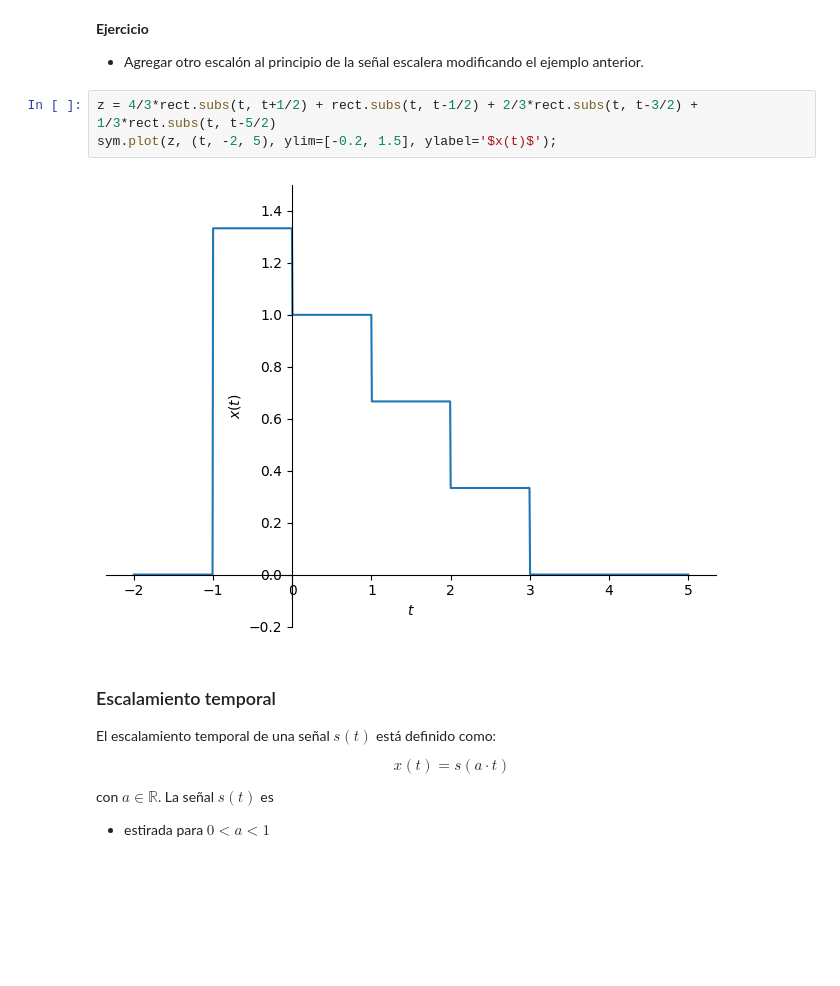
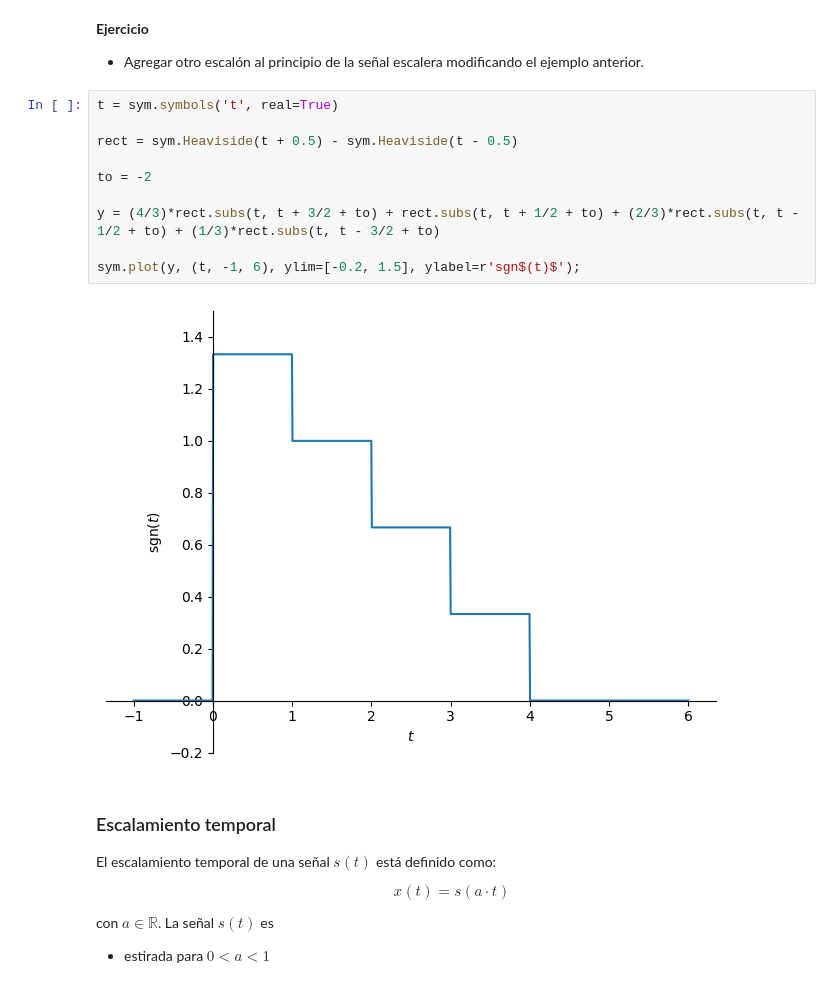
Before and after one commit to juramirezmon/Senales_y_sistemas, a Jupyter notebook: Copia_de_3_Operaciones_de_señales_continuas.ipynb, the cells around one changed output. Cells and saved outputs as stored; diff of their text form; blank space fills up the shorter version.

```diff
--- a/Copia_de_3_Operaciones_de_señales_continuas.ipynb
+++ b/Copia_de_3_Operaciones_de_señales_continuas.ipynb
@@ -75,10 +75,17 @@ sym.plot(x, (t, -1, 5), ylim=[-0.2, 1.2], ylabel='$x(t)$');
 
 * Agregar otro escalón al principio de la señal escalera modificando el ejemplo anterior.
 # %%
-z = 4/3*rect.subs(t, t+1/2) + rect.subs(t, t-1/2) + 2/3*rect.subs(t, t-3/2) + 1/3*rect.subs(t, t-5/2)
-sym.plot(z, (t, -2, 5), ylim=[-0.2, 1.5], ylabel='$x(t)$');
+t = sym.symbols('t', real=True)
+
+rect = sym.Heaviside(t + 0.5) - sym.Heaviside(t - 0.5)
+
+to = -2
+
+y = (4/3)*rect.subs(t, t + 3/2 + to) + rect.subs(t, t + 1/2 + to) + (2/3)*rect.subs(t, t - 1/2 + to) + (1/3)*rect.subs(t, t - 3/2 + to)
+
+sym.plot(y, (t, -1, 6), ylim=[-0.2, 1.5], ylabel=r'sgn$(t)$');
 # %% [output]
-[figure, old version]
+[figure, new version]
 # %% [markdown]
 ### Escalamiento temporal
 
```
